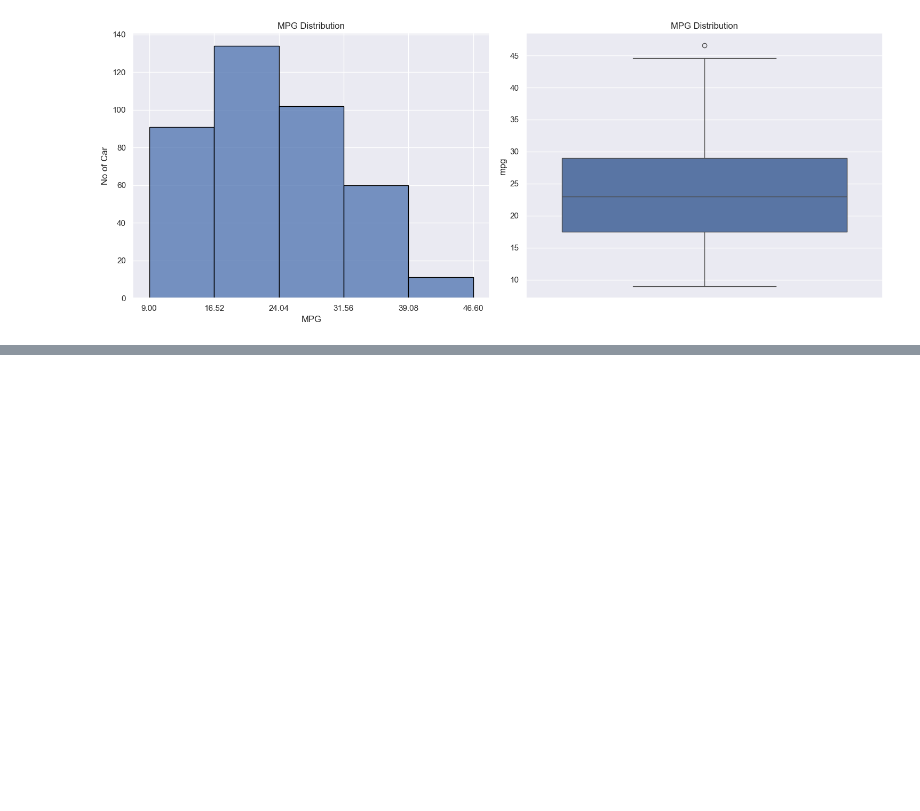
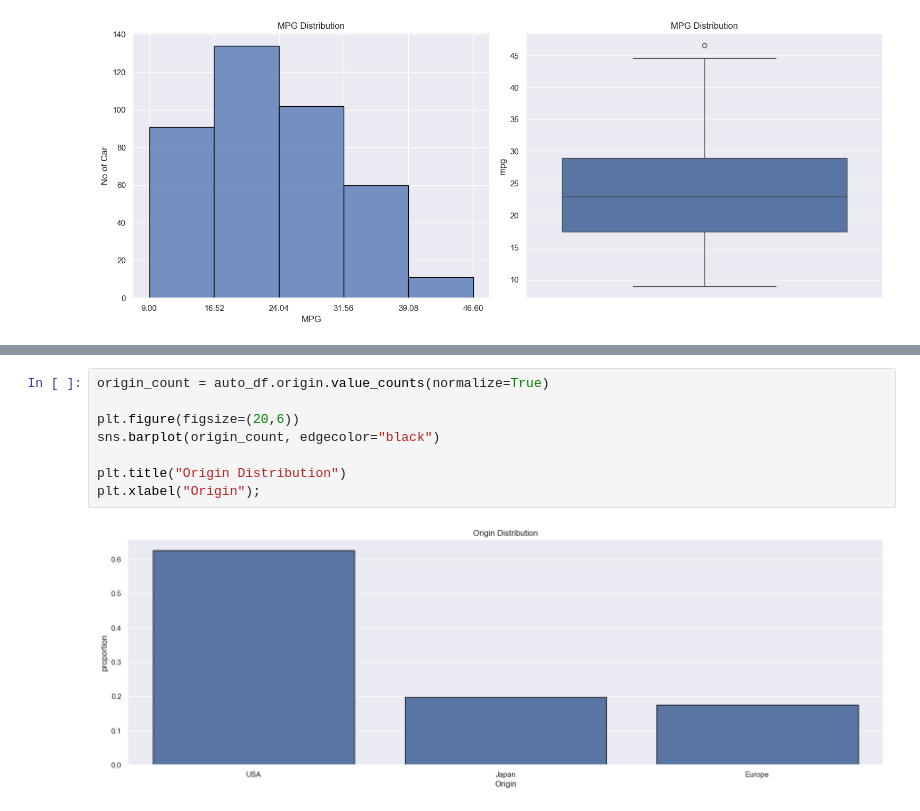
Before and after one commit to GeorgeScriptt/Vehicle-Fuel-Efficiency-Prediction, a Jupyter notebook: Vehicle-Fuel-Efficiency-Analysis-and-Modelling.ipynb, the cells around one changed output, grey strips where cells are left out. Drawn from its saved outputs; the diff is of its cells as text; blank space fills up the shorter version.

```diff
--- a/Vehicle-Fuel-Efficiency-Analysis-and-Modelling.ipynb
+++ b/Vehicle-Fuel-Efficiency-Analysis-and-Modelling.ipynb
@@ -195,0 +218,10 @@ plt.show()
+# %%
+origin_count = auto_df.origin.value_counts(normalize=True)
+
+plt.figure(figsize=(20,6))
+sns.barplot(origin_count, edgecolor="black")
+
+plt.title("Origin Distribution")
+plt.xlabel("Origin");
+# %% [output]
+[figure, added]
```
Also changed, not shown: parts of 10 cells of this notebook.
